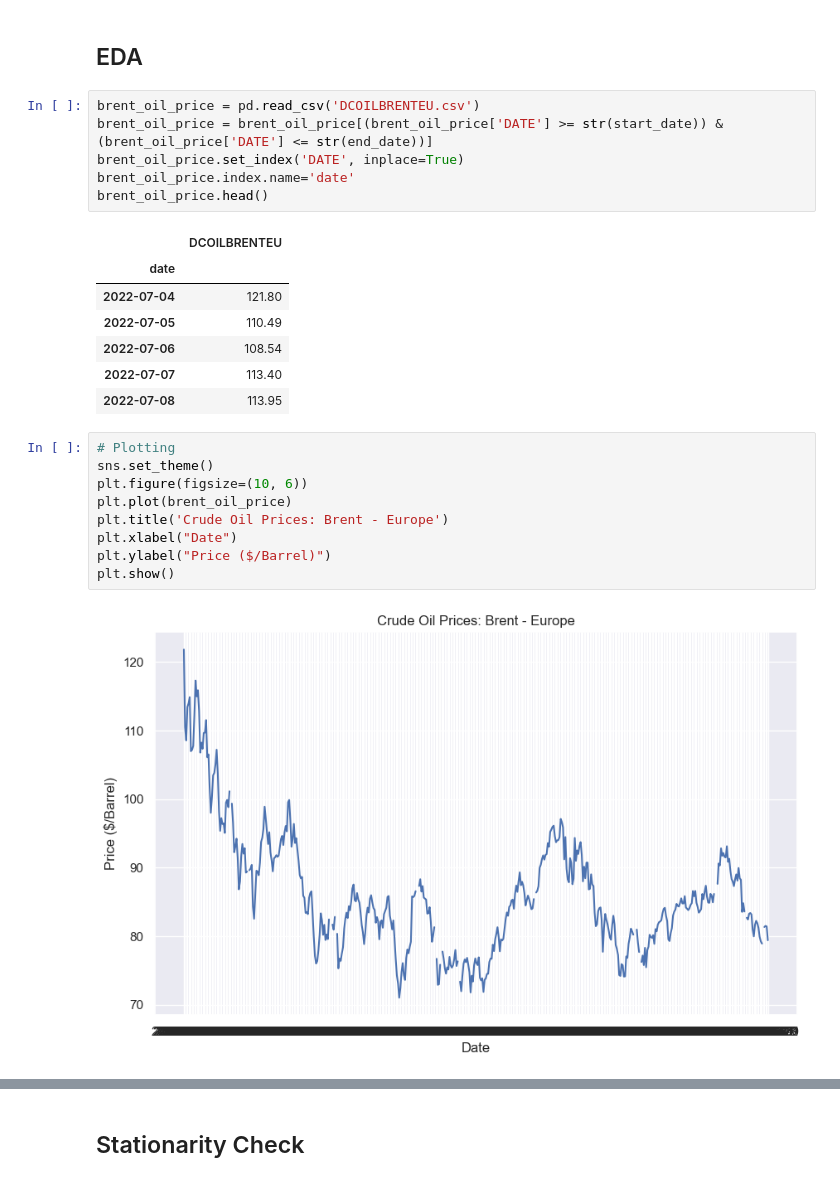
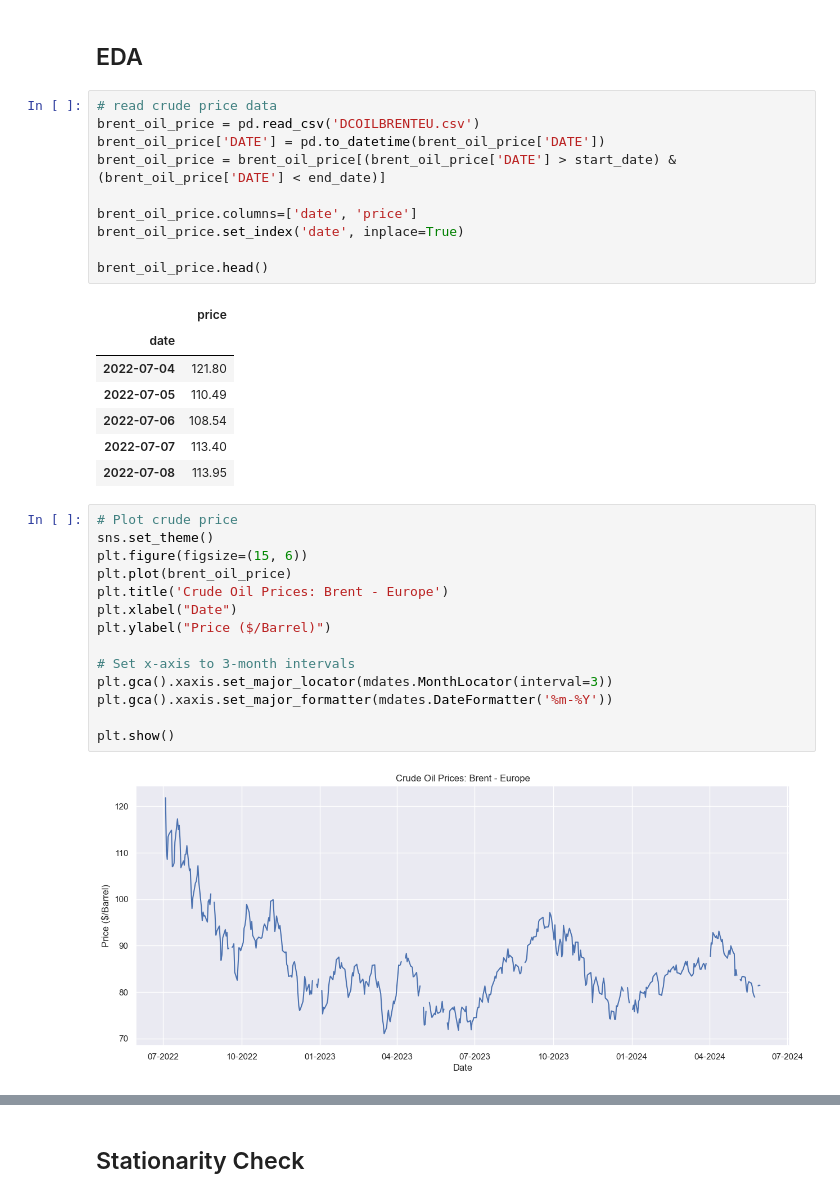
Before and after one commit to patricia-van/Oil-Price-Prediction-using-Tweets, a Jupyter notebook: modelling.ipynb, the cells around one changed output, grey strips where cells are left out. Saved outputs shown, nothing was run; the diff lists cells and outputs as text.

```diff
--- a/modelling.ipynb
+++ b/modelling.ipynb
@@ -19,13 +33,17 @@ end_date = datetime(2024, 5, 31)
 # %% [markdown]
 ## EDA
 # %%
+# read crude price data
 brent_oil_price = pd.read_csv('DCOILBRENTEU.csv')
-brent_oil_price = brent_oil_price[(brent_oil_price['DATE'] >= str(start_date)) & (brent_oil_price['DATE'] <= str(end_date))]
-brent_oil_price.set_index('DATE', inplace=True)
-brent_oil_price.index.name='date'
+brent_oil_price['DATE'] = pd.to_datetime(brent_oil_price['DATE'])
+brent_oil_price = brent_oil_price[(brent_oil_price['DATE'] > start_date) & (brent_oil_price['DATE'] < end_date)]
+
+brent_oil_price.columns=['date', 'price']
+brent_oil_price.set_index('date', inplace=True)
+
 brent_oil_price.head()
 # %% [output]
-|  | DCOILBRENTEU |
+|  | price |
 | date |  |
 | 2022-07-04 | 121.80 |
 | 2022-07-05 | 110.49 |
@@ -33,14 +51,19 @@ brent_oil_price.head()
 | 2022-07-07 | 113.40 |
 | 2022-07-08 | 113.95 |
 # %%
-# Plotting
+# Plot crude price
 sns.set_theme()
-plt.figure(figsize=(10, 6))
+plt.figure(figsize=(15, 6))
 plt.plot(brent_oil_price)
 plt.title('Crude Oil Prices: Brent - Europe')
 plt.xlabel("Date")
 plt.ylabel("Price ($/Barrel)")
+
+# Set x-axis to 3-month intervals
+plt.gca().xaxis.set_major_locator(mdates.MonthLocator(interval=3))
+plt.gca().xaxis.set_major_formatter(mdates.DateFormatter('%m-%Y'))
+
 plt.show()
 # %% [output]
-[figure, old version]
+[figure, new version]
 # %%
```
Also changed, not shown: parts of 30 cells of this notebook.
